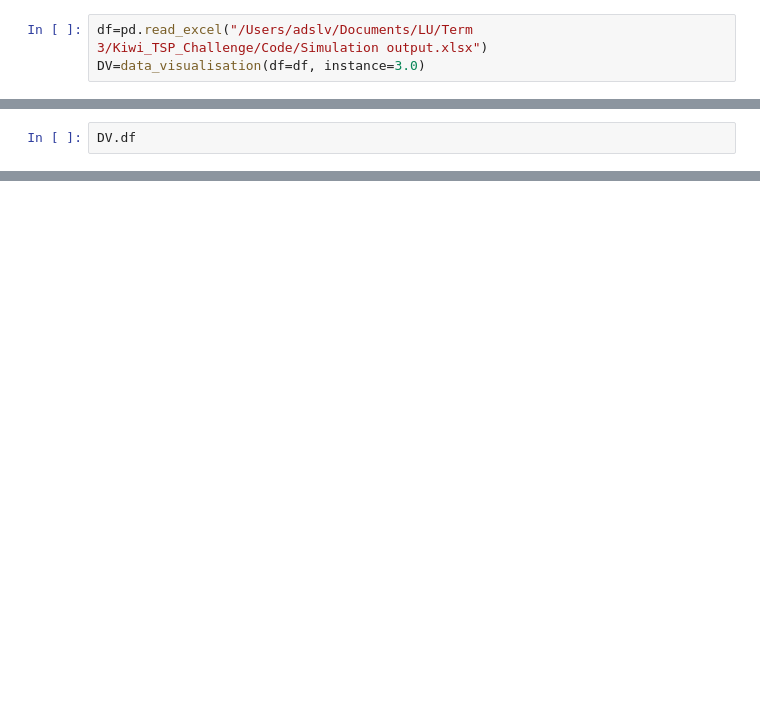
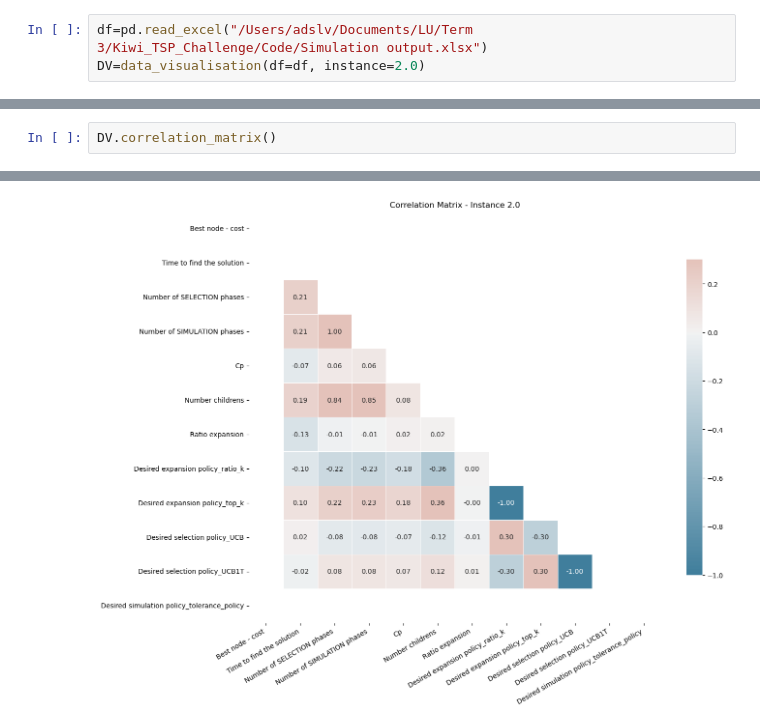
Before and after one commit to adasilva33/LU_Kiwi_TSP_Challenge_2_Thesis, a Jupyter notebook: Code/Analysis.ipynb, the cells around one changed output, grey strips where cells are left out. Drawn from its saved outputs; the diff is of its cells as text; blank space fills up the shorter version.

```diff
--- a/Code/Analysis.ipynb
+++ b/Code/Analysis.ipynb
@@ -191,3 +299,3 @@ class data_visualisation:
 # %%
 df=pd.read_excel("/Users/adslv/Documents/LU/Term 3/Kiwi_TSP_Challenge/Code/Simulation output.xlsx")
-DV=data_visualisation(df=df, instance=3.0)
+DV=data_visualisation(df=df, instance=2.0)
@@ -202,3 +346,3 @@ DV.summarise_and_plot()
 # %%
-DV.df
+DV.correlation_matrix()
 # %% [output]
@@ -221,0 +349 @@ DV.df
+[figure, added]
```
Also changed, not shown: parts of 12 cells of this notebook, 6 other files.
